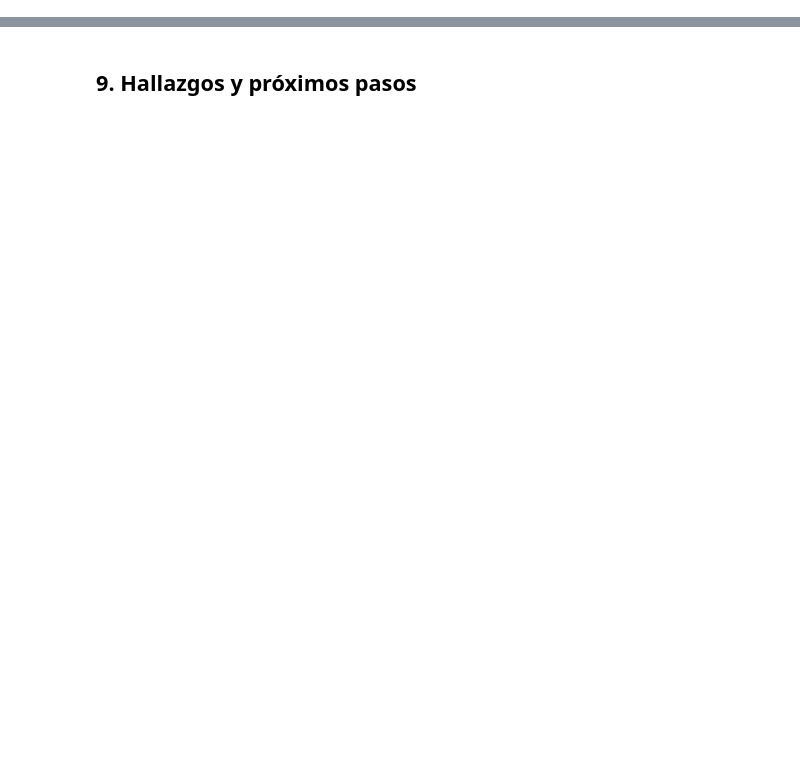
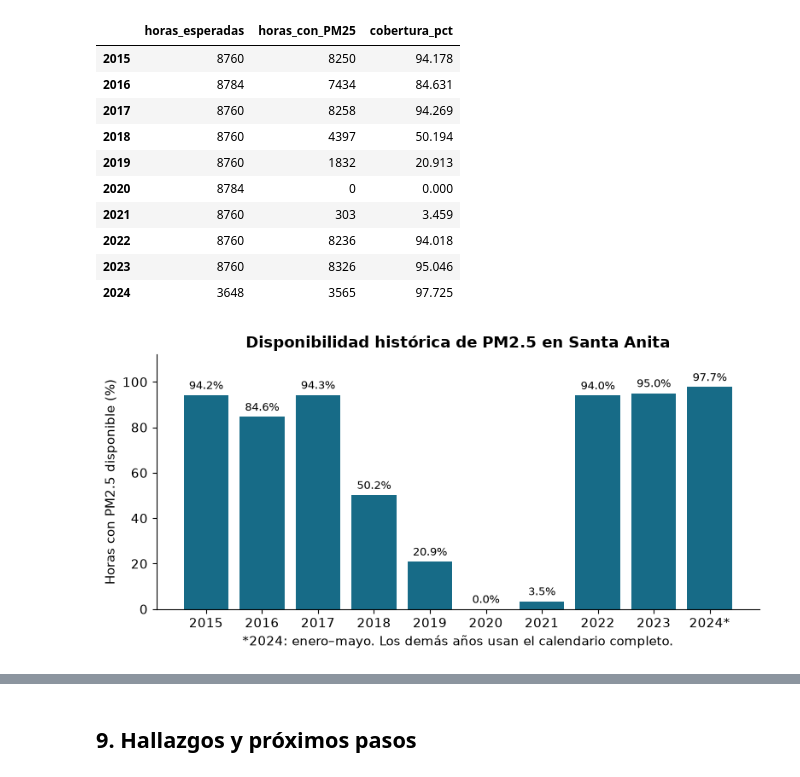
Before and after one commit to AIexander-lx/prediccion-pm25-santa-anita-, a Jupyter notebook: notebooks/01_eda.ipynb, the cells around one changed output, grey strips where cells are left out. Drawn from its saved outputs; the diff is of its cells as text; code cells hidden in the pictures; blank space fills up the shorter version.

Commit message:
Agrega EDA de PM2.5 con tablas y figuras para la primera entrega

```diff
--- a/notebooks/01_eda.ipynb
+++ b/notebooks/01_eda.ipynb
@@ -12,0 +89,26 @@ Del 1 de enero de 2022 al 30 de abril de 2024.
+# %%
+datos = raw.copy()
+datos['fecha_hora'] = pd.to_datetime(
+    datos['FECHA'] + datos['HORA'].str.zfill(6),
+    format='%Y%m%d%H%M%S', errors='coerce')
+assert datos['fecha_hora'].notna().all(), 'Revisar fechas que no pudieron interpretarse.'
+assert set(datos['ESTACION'].unique()) == {'SANTA_ANITA'}
+assert datos['fecha_hora'].eq(datos['fecha_hora'].dt.floor('h')).all()
+print('Periodo del archivo:', datos['fecha_hora'].min(), 'a', datos['fecha_hora'].max())
+print('Registros adicionales con fecha/hora repetida:', datos['fecha_hora'].duplicated().sum())
+disponible = datos.assign(disponible=datos['PM2_5'].notna()).groupby('fecha_hora')['disponible'].any()
+rejilla_hist = pd.date_range('2015-01-01', '2024-05-31 23:00', freq='h')
+hist = disponible.reindex(rejilla_hist, fill_value=False)
+cob_anual = hist.groupby(hist.index.year).agg(['size', 'sum'])
+cob_anual.columns = ['horas_esperadas', 'horas_con_PM25']
+cob_anual['cobertura_pct'] = 100 * cob_anual.horas_con_PM25 / cob_anual.horas_esperadas
+tabla(cob_anual, 'cobertura_anual_historica')
+fig, ax = plt.subplots(figsize=(8, 4))
+etiquetas = [str(y) if y != 2024 else '2024*' for y in cob_anual.index]
+barras = ax.bar(etiquetas, cob_anual.cobertura_pct, color=COLOR)
+ax.bar_label(barras, labels=[f'{v:.1f}%' for v in cob_anual.cobertura_pct], fontsize=9, padding=3)
+ax.set(ylabel='Horas con PM2.5 disponible (%)', ylim=(0, 112),
+       title='Disponibilidad histórica de PM2.5 en Santa Anita')
+ax.set_xlabel('*2024: enero–mayo. Los demás años usan el calendario completo.')
+guardar(fig, '01_cobertura_anual')
+# %% [output]
@@ -12,0 +117,12 @@ Del 1 de enero de 2022 al 30 de abril de 2024.
+|  | horas_esperadas | horas_con_PM25 | cobertura_pct |
+| 2015 | 8760 | 8250 | 94.178 |
+| 2016 | 8784 | 7434 | 84.631 |
+| 2017 | 8760 | 8258 | 94.269 |
+| 2018 | 8760 | 4397 | 50.194 |
+| 2019 | 8760 | 1832 | 20.913 |
+| 2020 | 8784 | 0 | 0.000 |
+| 2021 | 8760 | 303 | 3.459 |
+| 2022 | 8760 | 8236 | 94.018 |
+| 2023 | 8760 | 8326 | 95.046 |
+| 2024 | 3648 | 3565 | 97.725 |
+[figure, added]
```
Also changed, not shown: parts of 32 cells of this notebook, 28 other files.
